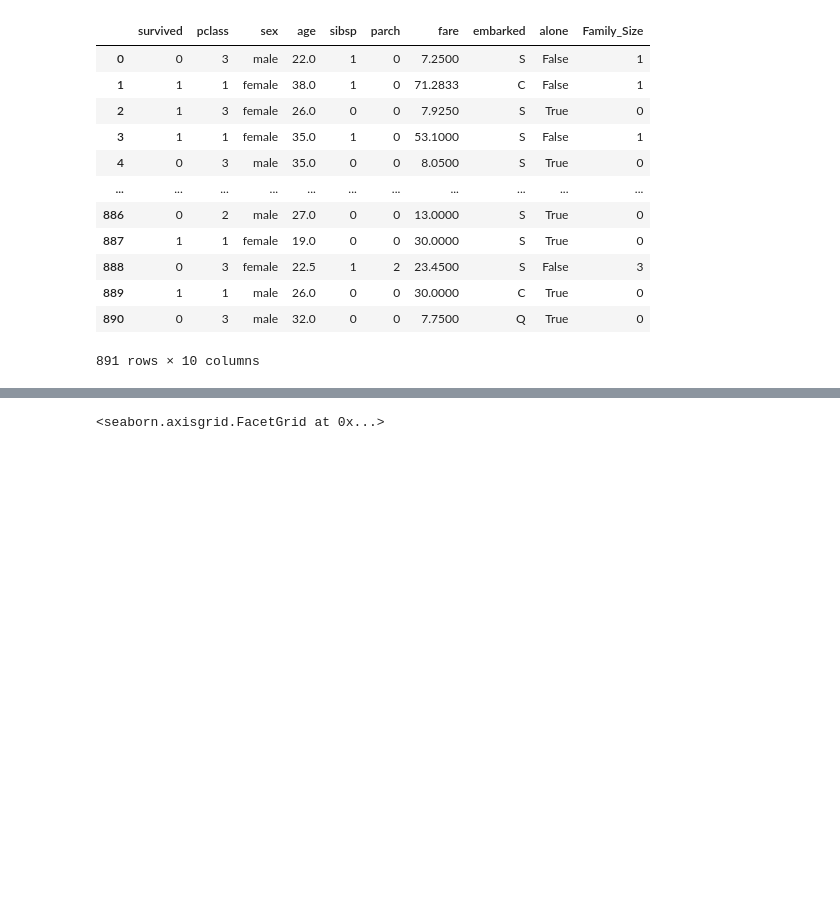
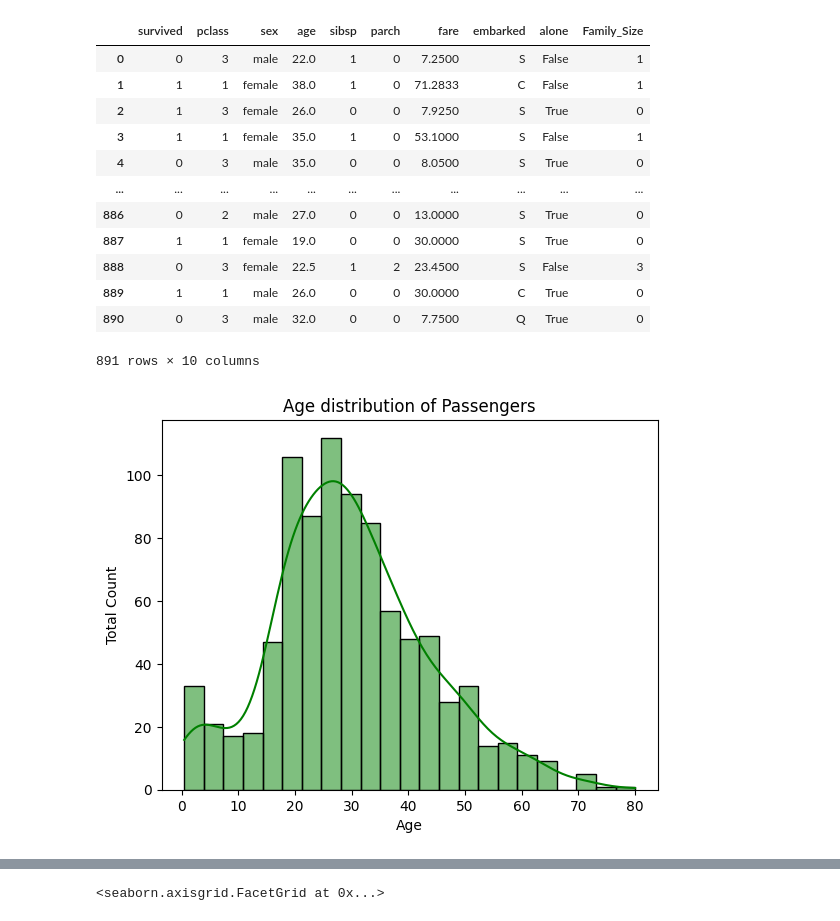
Before and after one commit to JoshAmpofo/python, a Jupyter notebook: ML/Trestle/AI_ML_lab_1.ipynb, the cells around one changed output, grey strips where cells are left out. Cells and saved outputs as stored; diff of their text form; code cells hidden in the pictures; blank space fills up the shorter version.

```diff
--- a/ML/Trestle/AI_ML_lab_1.ipynb
+++ b/ML/Trestle/AI_ML_lab_1.ipynb
@@ -181,4 +164,13 @@ df
 | 889 | 1 | 1 | male | 26.0 | 0 | 0 | 30.0000 | C | True | 0 |
 | 890 | 0 | 3 | male | 32.0 | 0 | 0 | 7.7500 | Q | True | 0 |
 891 rows × 10 columns
+# %%
+# Overall age distribution
+ax = sns.histplot(data = df, x = 'age', kde=True, color='g')
+plt.title('Age distribution of Passengers')
+plt.xlabel('Age')
+plt.ylabel('Total Count')
+plt.show()
+# %% [output]
+[figure, added]
 # %%
```
Also changed, not shown: parts of 9 cells of this notebook.
